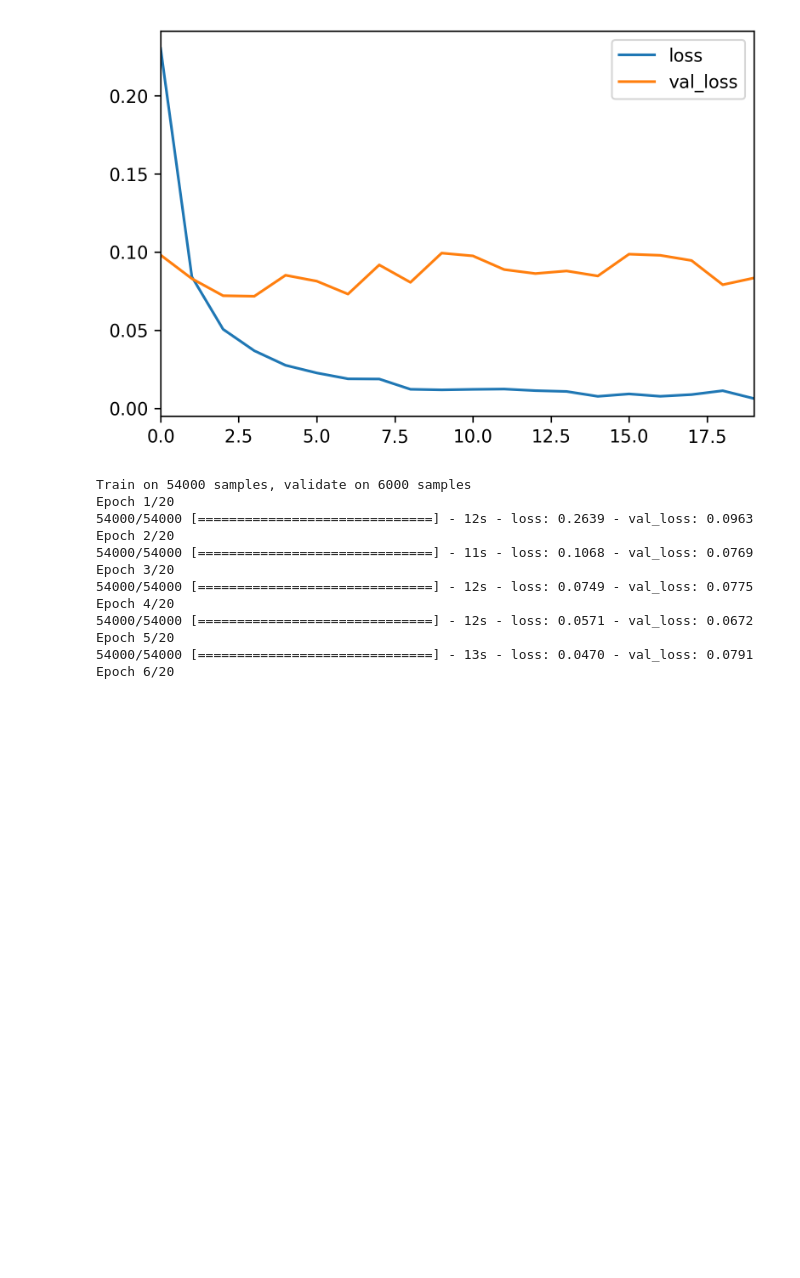
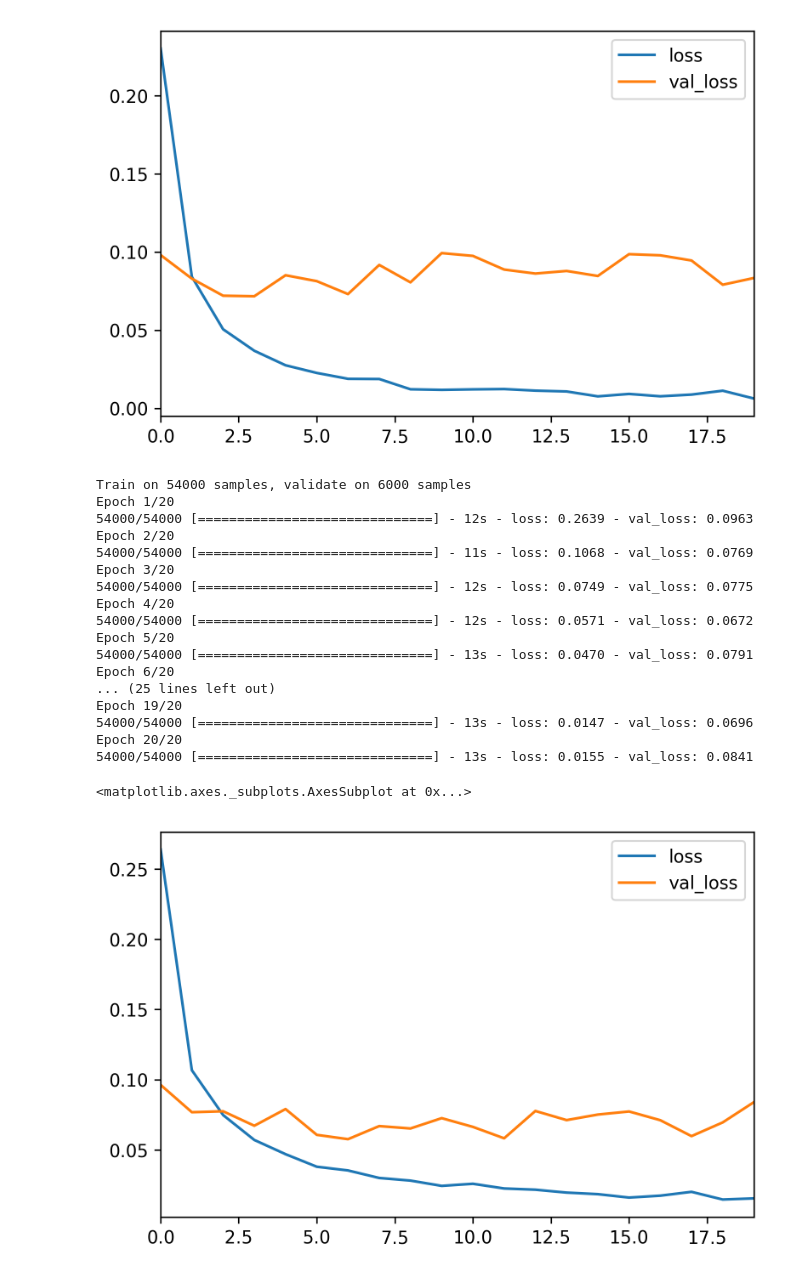
Before and after one commit to amueller/applied_ml_spring_2017, a Jupyter notebook: slides/aml-23.ipynb, the cells around one changed output. Saved outputs shown, nothing was run; the diff lists cells and outputs as text; code cells hidden in the pictures; blank space fills up the shorter version.

```diff
--- a/slides/aml-23.ipynb
+++ b/slides/aml-23.ipynb
@@ -77,7 +77,7 @@ model = Sequential([
     Activation('softmax'),
 ])
 # %%
-model.compile("adam", "categorical_crossentropy")
+model.compile("adam", "categorical_crossentropy", metrics=['accuracy'])
 # %%
 from keras.datasets import mnist
 import keras
@@ -132,7 +132,7 @@ model = Sequential([
     Dense(10),
     Activation('softmax'),
 ])
-model.compile("adam", "categorical_crossentropy")
+model.compile("adam", "categorical_crossentropy", metrics=['accuracy'])
 # %%
 model.fit(X_train, y_train, batch_size=128, epochs=10, verbose=1, validation_split=.1)
 # %% [output]
@@ -159,7 +159,7 @@ model = Sequential([
     Dense(32, input_shape=(784,), activation='relu'),
     Dense(10, activation='softmax'),
 ])
-model.compile("adam", "categorical_crossentropy")
+model.compile("adam", "categorical_crossentropy", metrics=['accuracy'])
 history_callback = model.fit(X_train, y_train, batch_size=128,
                              epochs=100, verbose=1, validation_split=.1)
 # %% [output]
@@ -290,7 +290,7 @@ model = Sequential([
     Dropout(.2),
     Dense(10, activation='softmax'),
 ])
-model.compile("adam", "categorical_crossentropy")
+model.compile("adam", "categorical_crossentropy", metrics=['accuracy'])
 history_dropout = model.fit(X_train, y_train, batch_size=128,
                             epochs=20, verbose=1, validation_split=.1)
 # %% [output]
@@ -306,3 +306,13 @@ Epoch 4/20
 Epoch 5/20
 54000/54000 [==============================] - 13s - loss: 0.0470 - val_loss: 0.0791
 Epoch 6/20
+... (25 lines left out)
+Epoch 19/20
+54000/54000 [==============================] - 13s - loss: 0.0147 - val_loss: 0.0696
+Epoch 20/20
+54000/54000 [==============================] - 13s - loss: 0.0155 - val_loss: 0.0841
+# %%
+pd.DataFrame(history_dropout.history).plot()
+# %% [output]
+<matplotlib.axes._subplots.AxesSubplot at 0x...>
+[figure, added]
```
Also changed, not shown: parts of 16 cells of this notebook, 1 other file.
